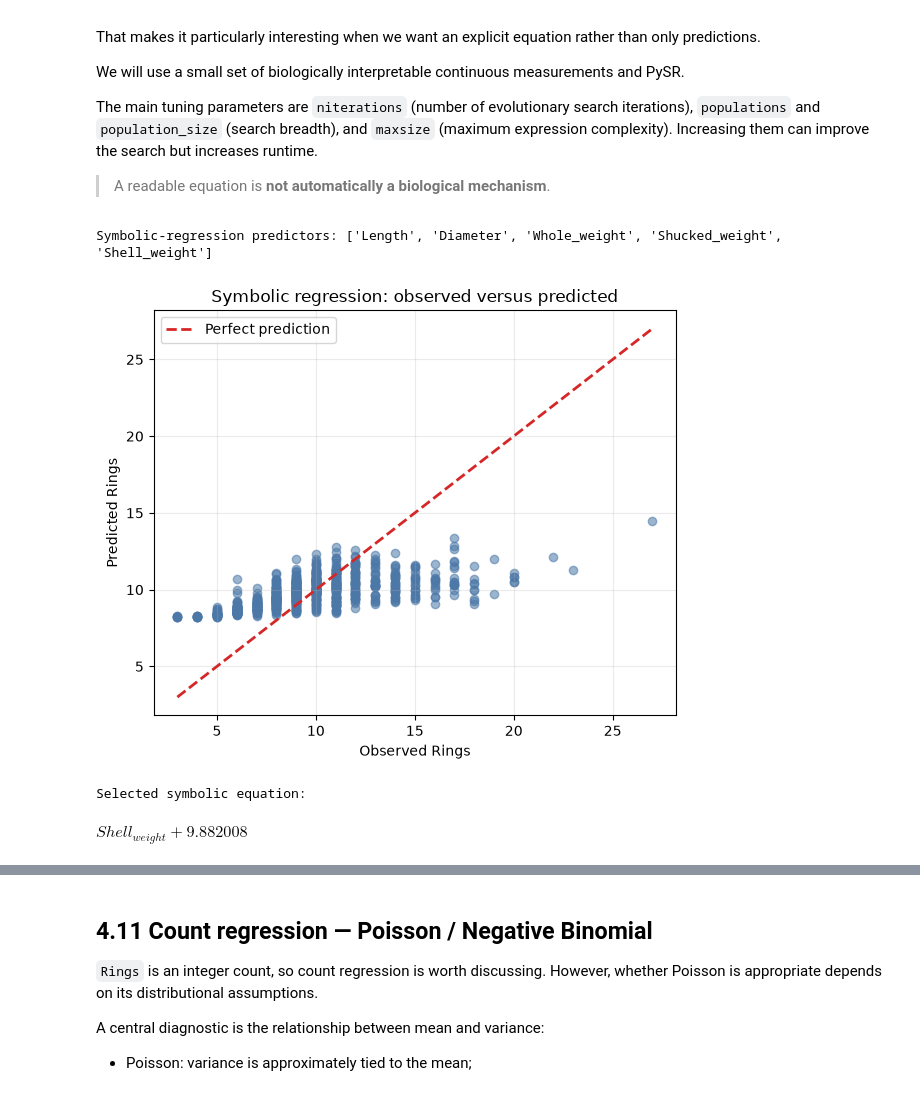
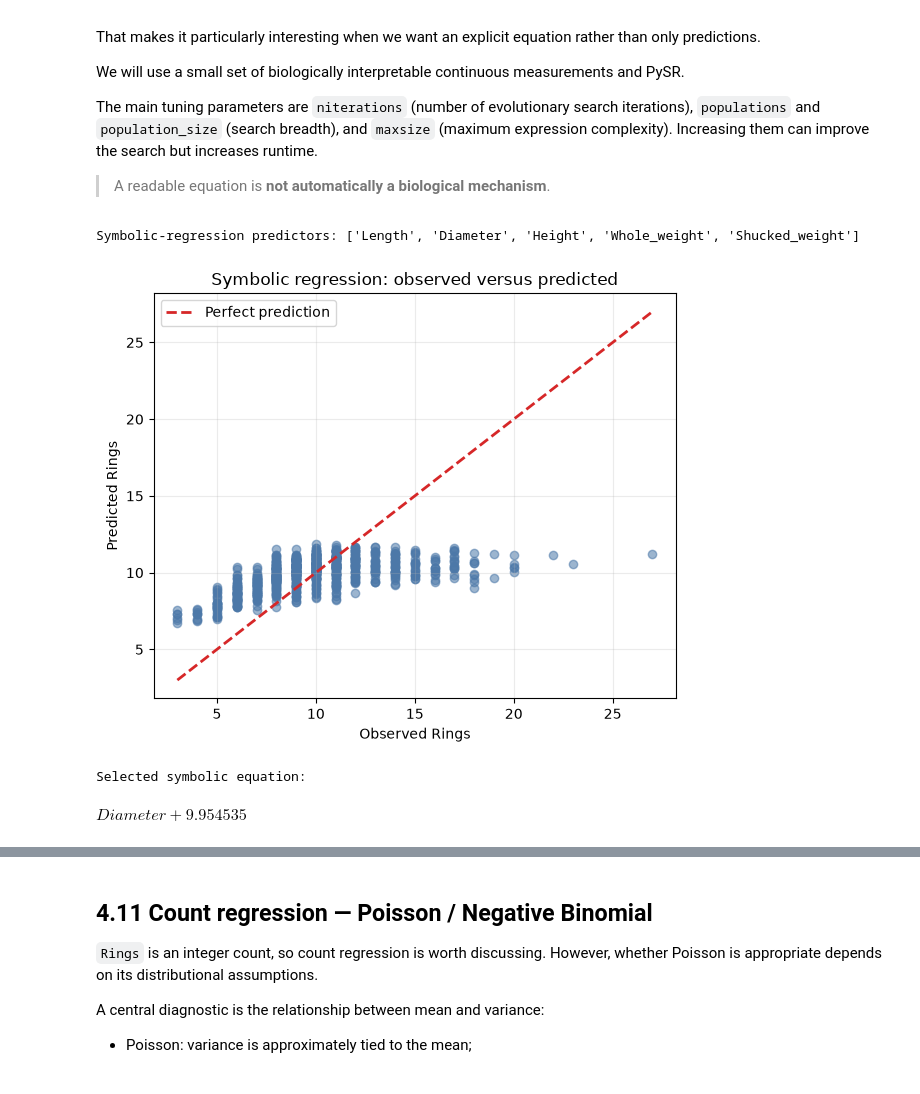
Before and after one commit to mrazzb/KSE_ML_for_bioinformatics, a Jupyter notebook: practicals/week3/Practical_03_Regression_Zoo_Classification_Challenge.ipynb, the cells around one changed output, grey strips where cells are left out. Cells and saved outputs as stored; diff of their text form; code cells hidden in the pictures.

```diff
--- a/practicals/week3/Practical_03_Regression_Zoo_Classification_Challenge.ipynb
+++ b/practicals/week3/Practical_03_Regression_Zoo_Classification_Challenge.ipynb
@@ -720,8 +764,9 @@ $$
 
 `n_restarts_optimizer=0` controls how many additional kernel-parameter optimization starts are attempted. More restarts can improve the kernel fit but increase runtime.
 # %%
+#To remove if weak PC
 gp_features = ["Length", "Diameter", "Height", "Whole_weight",
-               "Shucked_weight", "Viscera_weight", "Shell_weight"]
+               "Shucked_weight", "Viscera_weight"]
 
 gp_train = X_train[gp_features].copy()
 gp_test = X_test[gp_features].copy()
@@ -792,20 +828,0 @@ and can discover useful knots/interactions automatically.
-# %%
-# OPTIONAL — run if pyearth is installed.
-try:
-    from pyearth import Earth
-
-    mars = Earth(max_degree=2)
-
-    # Reuse dense, preprocessed features
-    mars.fit(X_train_processed, y_train)
-    pred_mars = mars.predict(X_test_processed)
-
-    regression_results.append(
-        regression_metrics("MARS", y_test, pred_mars)
-    )
-    plot_observed_vs_predicted(y_test, pred_mars, "MARS: observed versus predicted")
-    print(mars.summary())
-
-except Exception as e:
-    print("MARS was not run:", e)
-    print("Install a compatible py-earth/sklearn-contrib-py-earth build to execute this section.")
@@ -825,6 +839,9 @@ where each predictor can have its own smooth function.
 
 Below we use the numeric measurements only to keep the example compact. The term `s(i)` adds a smooth function for predictor `i`; `n_splines` controls the size of the basis used for that smooth.
 # %%
+gp_features = ["Length", "Diameter", "Height", "Whole_weight",
+               "Shucked_weight", "Viscera_weight", 'Shell_weight']
+
 try:
     from pygam import LinearGAM, s
 
@@ -877,9 +898,9 @@ The main tuning parameters are `niterations` (number of evolutionary search iter
 symbolic_features = [
     "Length",
     "Diameter",
+    'Height',
     "Whole_weight",
-    "Shucked_weight",
-    "Shell_weight"]
+    "Shucked_weight"]
 
 X_sym_train = X_train[symbolic_features].to_numpy()
 X_sym_test = X_test[symbolic_features].to_numpy()
@@ -890,42 +911,41 @@ X_sym_test_s = sym_scaler.transform(X_sym_test)
 
 print("Symbolic-regression predictors:", symbolic_features)
 # %% [output]
-Symbolic-regression predictors: ['Length', 'Diameter', 'Whole_weight', 'Shucked_weight', 'Shell_weight']
+Symbolic-regression predictors: ['Length', 'Diameter', 'Height', 'Whole_weight', 'Shucked_weight']
 # %%
 try:
     from pysr import PySRRegressor
 
     symbolic_model = PySRRegressor(
         niterations=10,
-        populations=5,
+        populations=10,
         population_size=20,
         binary_operators=["+", "-", "*", "/"],
         unary_operators=["square", "cube", "cos", "exp", "sin"],
-        model_selection="best",
-        maxsize=20,
+        maxsize=10,
         random_state=RANDOM_STATE,
         verbosity=0)
 
     symbolic_model.fit(
         X_sym_train_s,
         y_train,
         variable_names=symbolic_features
     )
 
     pred_symbolic = symbolic_model.predict(X_sym_test_s)
 
     regression_results.append(
         regression_metrics("Symbolic regression", y_test, pred_symbolic)
     )
     plot_observed_vs_predicted(y_test, pred_symbolic, "Symbolic regression: observed versus predicted")
 
     print("Selected symbolic equation:")
     display(symbolic_model.sympy())
 
 except Exception as e:
     print("Symbolic regression was not run:", e)
     print("Install/configure PySR, then rerun this cell.")
 # %% [output]
-[figure, old version]
+[figure, new version]
 Selected symbolic equation:
-$\displaystyle Shell_{weight} + 9.882008$
+$\displaystyle Diameter + 9.954535$
```
Also changed, not shown: parts of 50 cells of this notebook, 17 other files.
